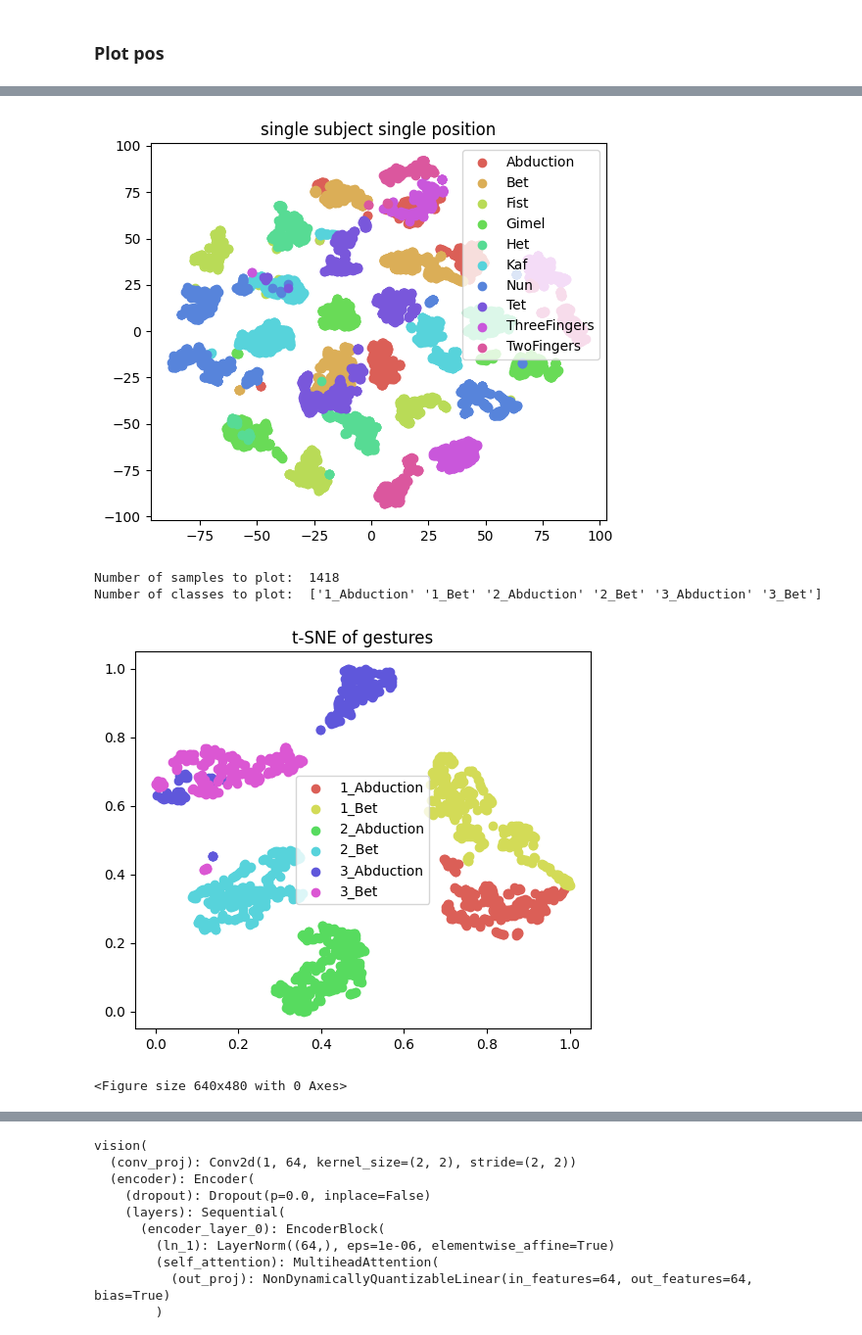
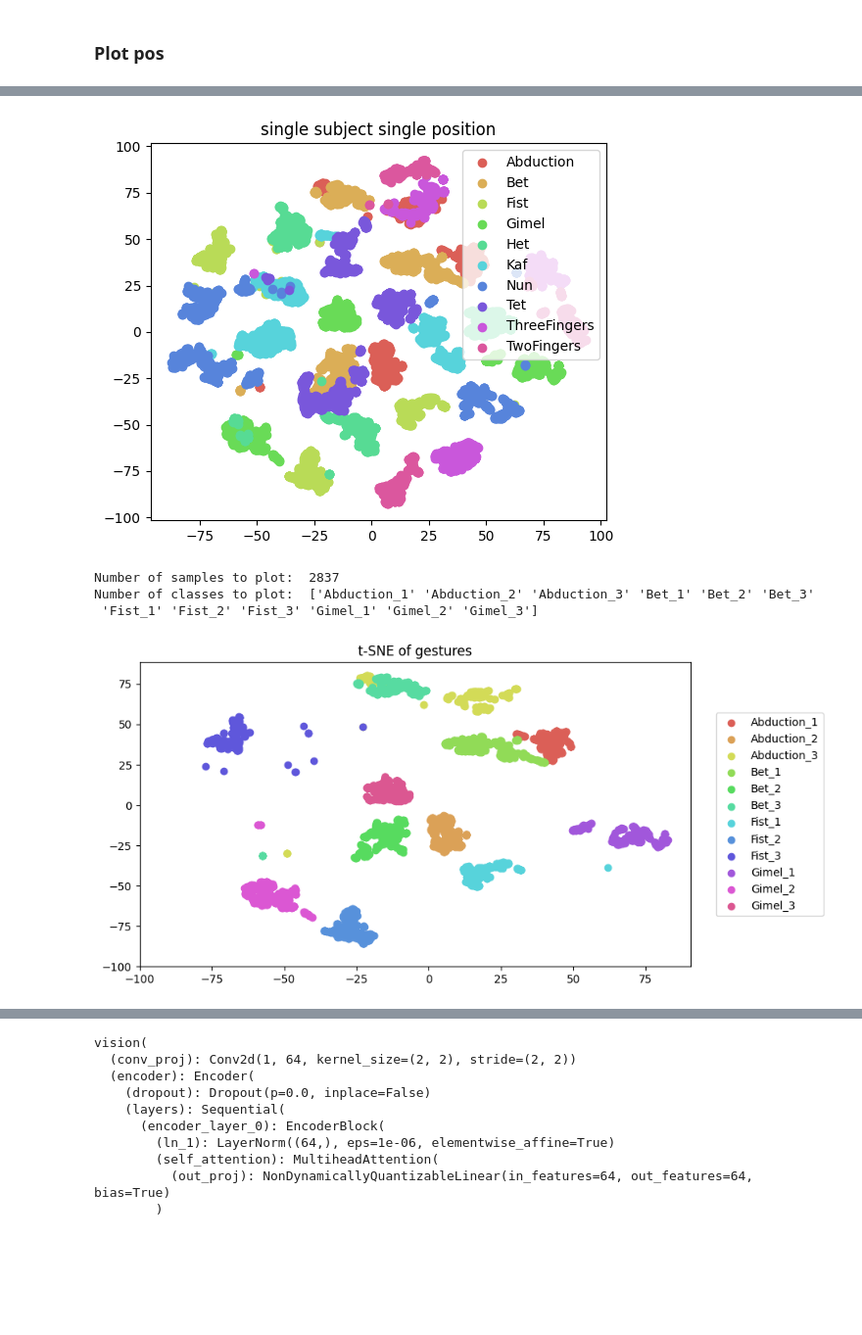
Before and after one commit to rufaelfekadu/Generalised_FGR_using_EMG, a Jupyter notebook: notebooks/data_vis.ipynb, the cells around one changed output, grey strips where cells are left out. Shown at 98% size. Saved outputs shown, nothing was run; the diff lists cells and outputs as text; code cells hidden in the pictures; blank space fills up the shorter version.

```diff
--- a/notebooks/data_vis.ipynb
+++ b/notebooks/data_vis.ipynb
@@ -35,7 +35,7 @@ subject = 1
 dm = Data_Manager([subject], pipeline)
 print(dm.data_info())
 
-dataset = dm.get_dataset(experiments=[f'{subject:03d}_*_*'])
+dataset = dm.get_dataset(experiments=[f'{subject:03d}_1_1'])
 data = dataset[0]
 labels = dataset[1]
 
@@ -177,7 +172,7 @@ def plot_tsne(features, labels, title):
     plt.savefig(os.path.join(FIG_DIR,title+".png"))
     plt.show()
 # %%
-def plot_tsne_gestures(X, y,labels,labels_gest, title="tsne plot"):
+def plot_tsne_gestures(X_2d, y,labels,labels_gest, title="tsne plot"):
 
 
     to_plot = [i for i in range(len(y)) if labels_gest[i] in labels]
@@ -188,20 +183,27 @@ def plot_tsne_gestures(X, y,labels,labels_gest, title="tsne plot"):
     target_ids = range(len(np.unique(y_to_plot)))
     colors = sns.color_palette("hls", len(target_names))
 
-    tsne = TSNE(n_components=2, random_state=0)
-    X_2d = tsne.fit_transform(X[to_plot])
-    scaler = MinMaxScaler()
-    X_2d = scaler.fit_transform(X_2d)
+    # tsne = TSNE(n_components=2, random_state=0)
+    # X_2d = tsne.fit_transform(X[to_plot])
+    # scaler = MinMaxScaler()
+    # X_2d = scaler.fit_transform(X_2d)
 
+    X_2d = X_2d[to_plot]
 
-    plt.figure(figsize=(6, 5))
+    fig, ax = plt.subplots(figsize=(6, 10))
     for i, c, label in zip(target_ids, colors, target_names):
-        plt.scatter(X_2d[y_to_plot == label, 0], X_2d[y_to_plot == label, 1], c=c, label=label)
-    plt.legend()
+        ax.scatter(X_2d[y_to_plot == label, 0], X_2d[y_to_plot == label, 1], c=c, label=label)
+
+    pos = ax.get_position()
+    ax.set_position([pos.x0, pos.y0, pos.width * 1.5, pos.height])
+    ax.legend(loc='center right', bbox_to_anchor=(1.25, 0.5))
+    ax.set_xticks(np.arange(-100, 100, 25))
+    ax.set_yticks(np.arange(-100, 100, 25))
+    # plt.legend()
     plt.title(title)
 
+    plt.savefig(os.path.join(FIG_DIR,title+".png"))
     plt.show()
-    plt.savefig(os.path.join(FIG_DIR,title+".png"))
 # %% [markdown]
 ### Vizualization for a single subject
 # %%
@@ -228,8 +230,8 @@ plot_tsne(features, labels_gest, title='gesture')
 # %% [markdown]
 #### Plot by position
 # %%
-data, label_pos, labels_gest, label_sub, label = emgdata.get_data_by_pos()
-features = extract_feat(data)
+data, label_pos, labels_gest, label_sub, label, data_reduced = emgdata.get_data_by_pos()
+# features = extract_feat(data_reduced)
 
 # data.shape
 # %% [output]
@@ -253,14 +249,14 @@ plot_tsne(features, label_pos, title="position")
 # %%
-plot_tsne(features, labels_gest, title='single subject single position')
+plot_tsne(data_reduced, labels_gest, title='single subject single position')
 # %% [output]
-[figure, old version]
+[figure, new version]
 # %%
-plot_tsne_gestures(features, label,np.unique(labels_gest).tolist()[:2] ,labels_gest=labels_gest, title='t-SNE of gestures')
+plot_tsne_gestures(data_reduced, label,np.unique(labels_gest).tolist()[:4] ,labels_gest=labels_gest, title='t-SNE of gestures')
 # %% [output]
-Number of samples to plot:  1418
-Number of classes to plot:  ['1_Abduction' '1_Bet' '2_Abduction' '2_Bet' '3_Abduction' '3_Bet']
+Number of samples to plot:  2837
+Number of classes to plot:  ['Abduction_1' 'Abduction_2' 'Abduction_3' 'Bet_1' 'Bet_2' 'Bet_3'
+ 'Fist_1' 'Fist_2' 'Fist_3' 'Gimel_1' 'Gimel_2' 'Gimel_3']
-[figure, old version]
+[figure, new version]
-<Figure size 640x480 with 0 Axes>
 # %%
 model = Net()
 #load the model
```
Also changed, not shown: parts of 12 cells of this notebook, 11 other files.
